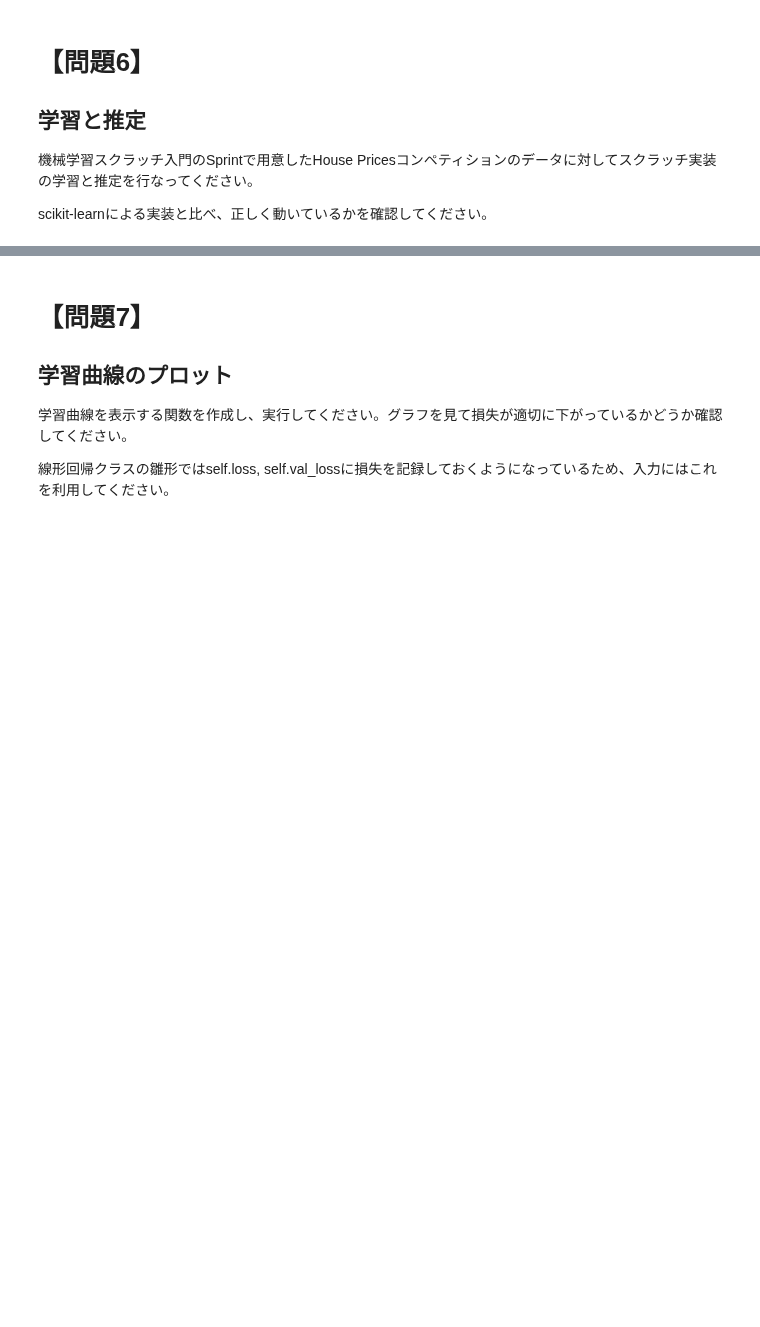
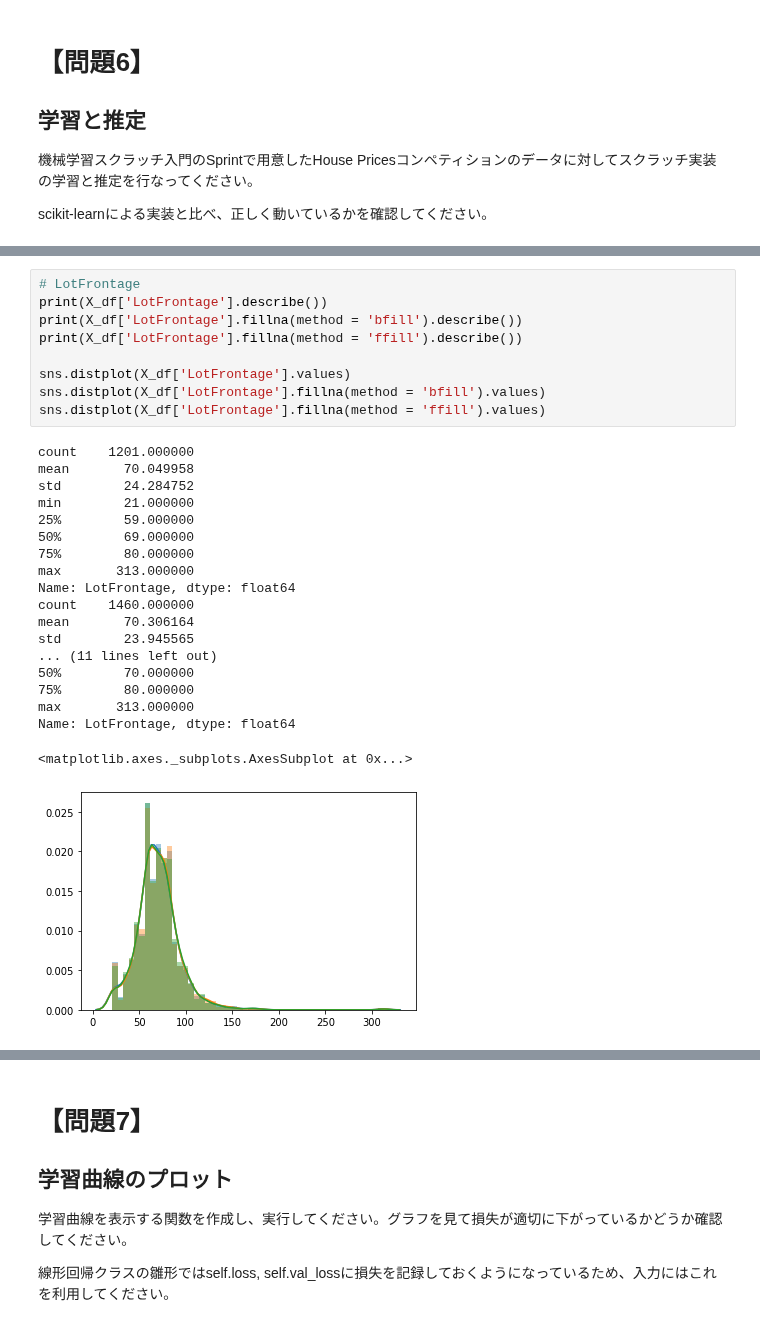
Before and after one commit to taiki-nakaso/diveintocode-ml, a Jupyter notebook: src/sprint/sprint3/sprint3-session1.ipynb, the cells around one changed output, grey strips where cells are left out. Drawn from its saved outputs; the diff is of its cells as text; blank space fills up the shorter version.

```diff
--- a/src/sprint/sprint3/sprint3-session1.ipynb
+++ b/src/sprint/sprint3/sprint3-session1.ipynb
@@ -142,0 +467,29 @@ scikit-learnによる実装と比べ、正しく動いているかを確認し
+# %%
+# LotFrontage
+print(X_df['LotFrontage'].describe())
+print(X_df['LotFrontage'].fillna(method = 'bfill').describe())
+print(X_df['LotFrontage'].fillna(method = 'ffill').describe())
+
+sns.distplot(X_df['LotFrontage'].values)
+sns.distplot(X_df['LotFrontage'].fillna(method = 'bfill').values)
+sns.distplot(X_df['LotFrontage'].fillna(method = 'ffill').values)
+# %% [output]
+count    1201.000000
+mean       70.049958
+std        24.284752
+min        21.000000
+25%        59.000000
+50%        69.000000
+75%        80.000000
+max       313.000000
+Name: LotFrontage, dtype: float64
+count    1460.000000
+mean       70.306164
+std        23.945565
+... (11 lines left out)
+50%        70.000000
+75%        80.000000
+max       313.000000
+Name: LotFrontage, dtype: float64
+<matplotlib.axes._subplots.AxesSubplot at 0x...>
+[figure, added]
```
Also changed, not shown: parts of 20 cells of this notebook, 1 other file.
